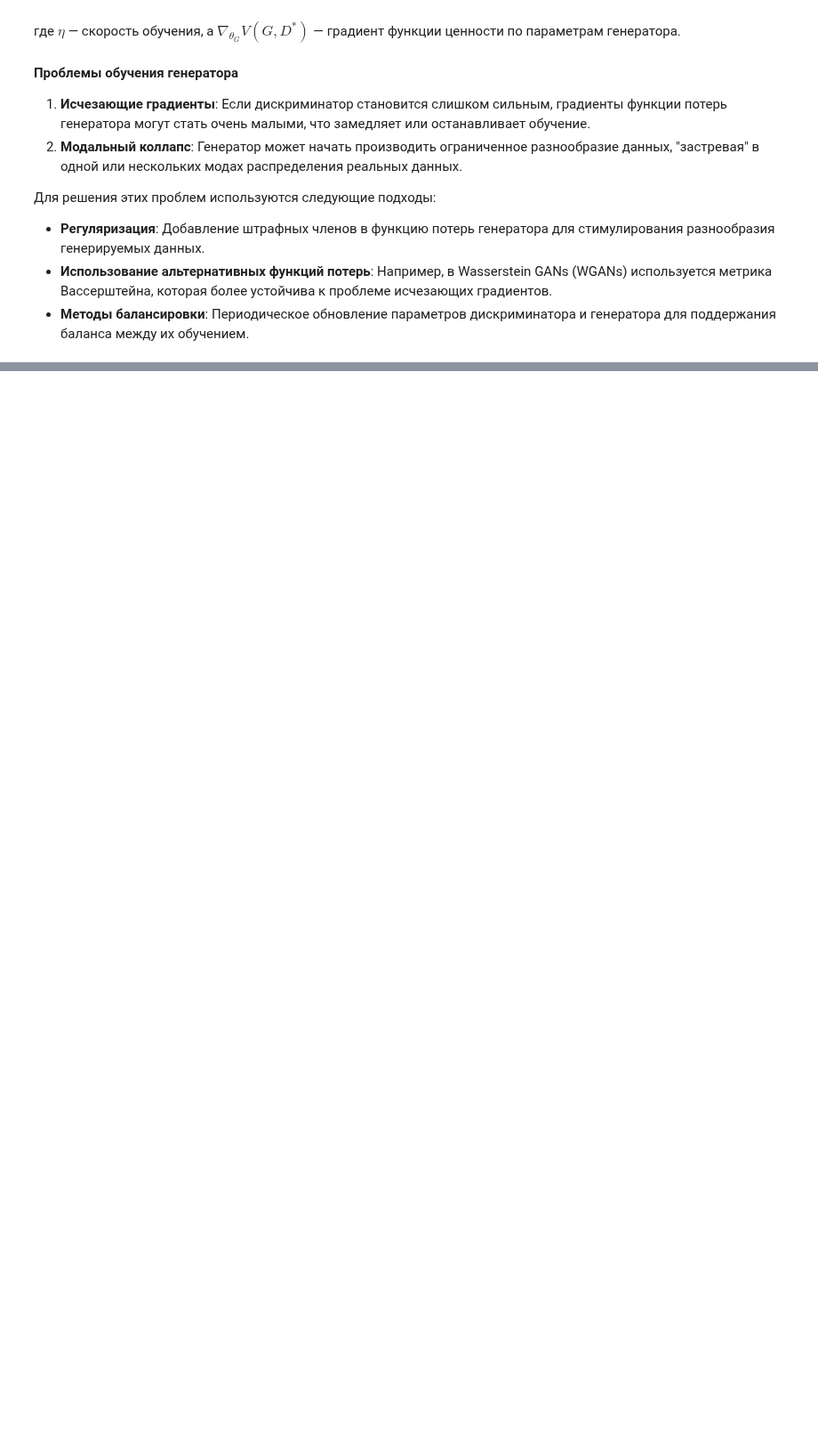
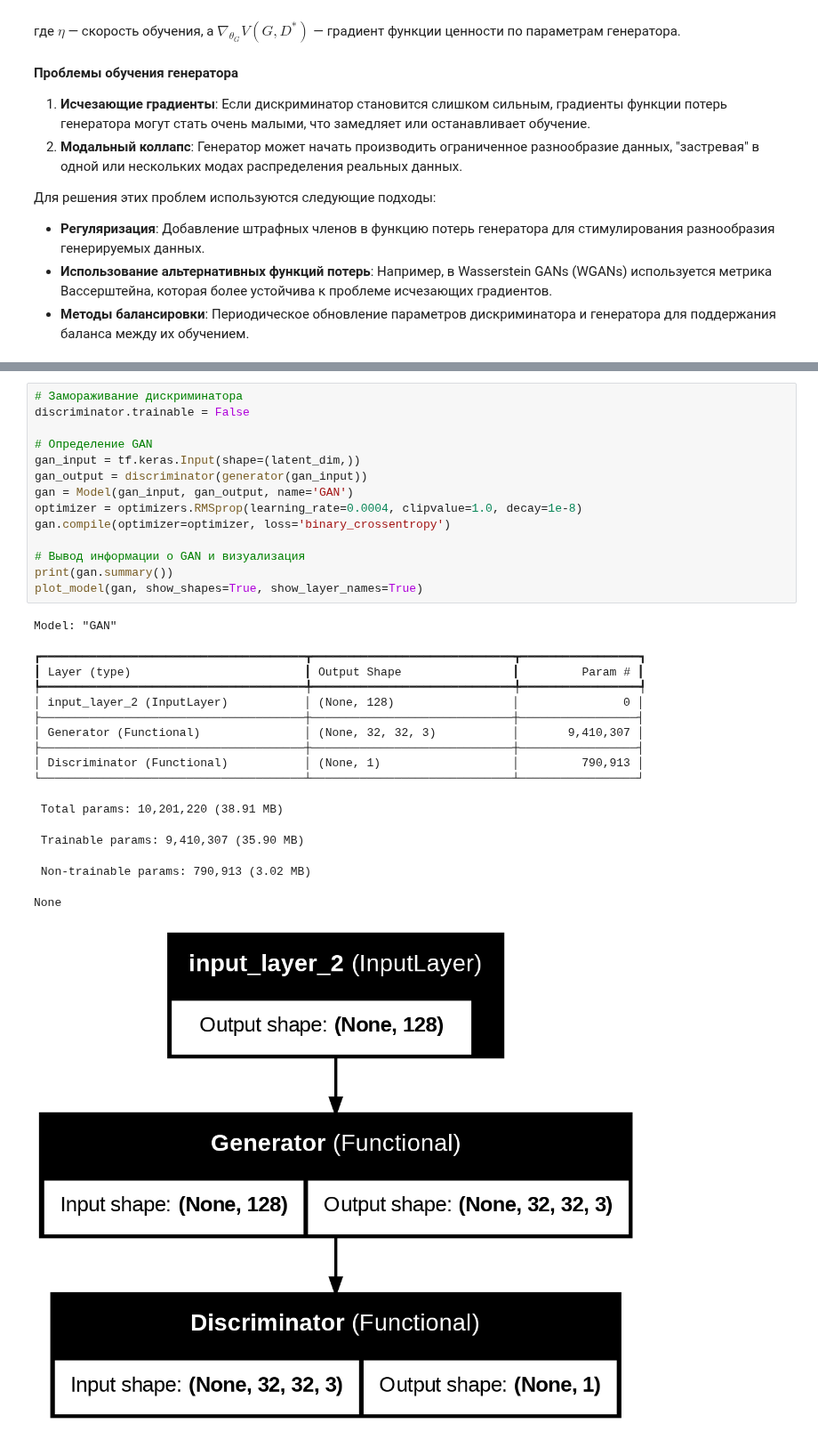
Before and after one commit to Fairim/ABC_DataMining, a Jupyter notebook: DL/Математические_основы_Generative_Adversarial_Networks_(GANs).ipynb, the cells around one changed output, grey strips where cells are left out. Shown at 89% size. Drawn from its saved outputs; the diff is of its cells as text; blank space fills up the shorter version.

```diff
--- a/DL/Математические_основы_Generative_Adversarial_Networks_(GANs).ipynb
+++ b/DL/Математические_основы_Generative_Adversarial_Networks_(GANs).ipynb
@@ -232,0 +379,30 @@ $$
+# %%
+# Замораживание дискриминатора
+discriminator.trainable = False
+
+# Определение GAN
+gan_input = tf.keras.Input(shape=(latent_dim,))
+gan_output = discriminator(generator(gan_input))
+gan = Model(gan_input, gan_output, name='GAN')
+optimizer = optimizers.RMSprop(learning_rate=0.0004, clipvalue=1.0, decay=1e-8)
+gan.compile(optimizer=optimizer, loss='binary_crossentropy')
+
+# Вывод информации о GAN и визуализация
+print(gan.summary())
+plot_model(gan, show_shapes=True, show_layer_names=True)
+# %% [output]
+Model: "GAN"
+┏━━━━━━━━━━━━━━━━━━━━━━━━━━━━━━━━━━━━━━┳━━━━━━━━━━━━━━━━━━━━━━━━━━━━━┳━━━━━━━━━━━━━━━━━┓
+┃ Layer (type)                         ┃ Output Shape                ┃         Param # ┃
+┡━━━━━━━━━━━━━━━━━━━━━━━━━━━━━━━━━━━━━━╇━━━━━━━━━━━━━━━━━━━━━━━━━━━━━╇━━━━━━━━━━━━━━━━━┩
+│ input_layer_2 (InputLayer)           │ (None, 128)                 │               0 │
+├──────────────────────────────────────┼─────────────────────────────┼─────────────────┤
+│ Generator (Functional)               │ (None, 32, 32, 3)           │       9,410,307 │
+├──────────────────────────────────────┼─────────────────────────────┼─────────────────┤
+│ Discriminator (Functional)           │ (None, 1)                   │         790,913 │
+└──────────────────────────────────────┴─────────────────────────────┴─────────────────┘
+ Total params: 10,201,220 (38.91 MB)
+ Trainable params: 9,410,307 (35.90 MB)
+ Non-trainable params: 790,913 (3.02 MB)
+None
+[figure, added]
```
Also changed, not shown: parts of 24 cells of this notebook.
